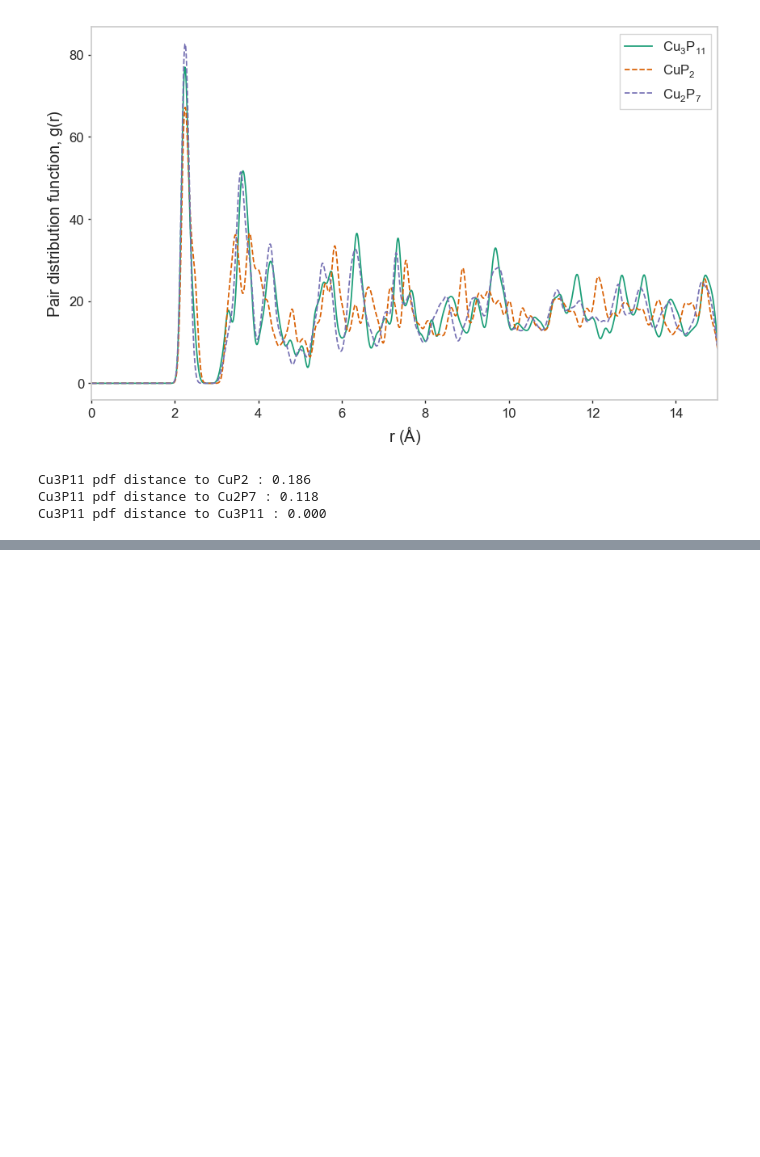
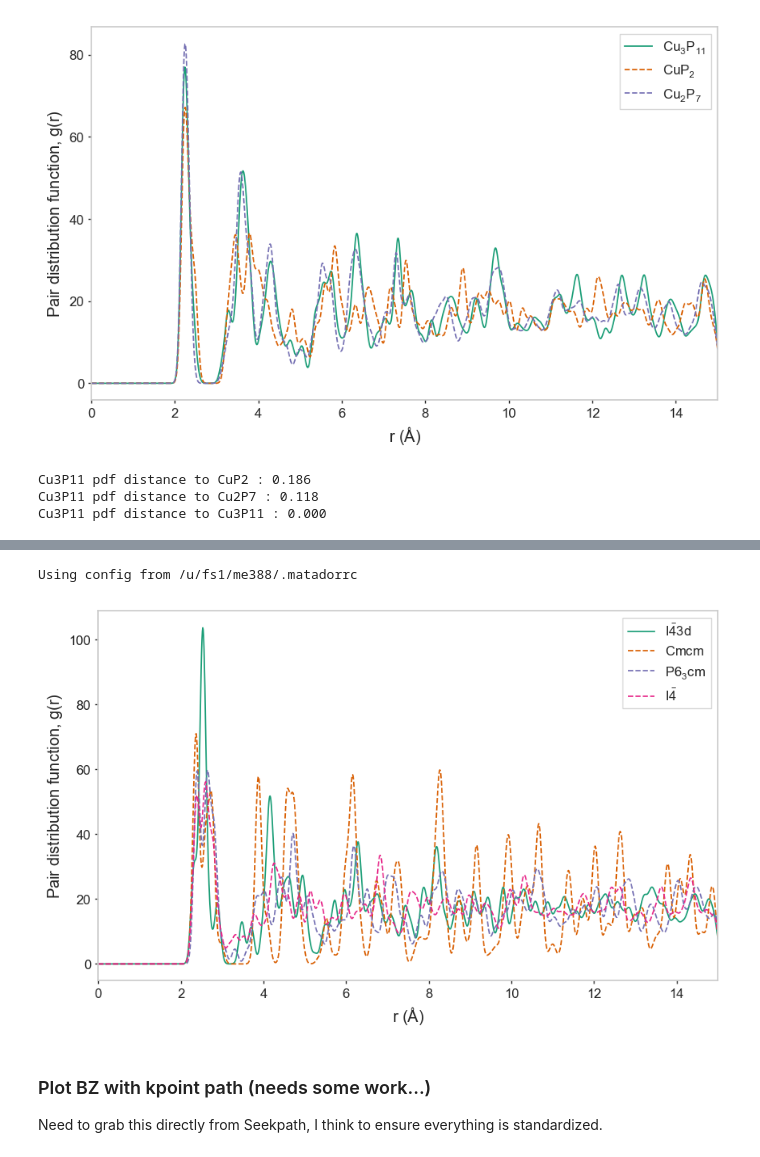
Before and after one commit to harpaf13/data.copper-phosphides, a Jupyter notebook: CuP_results.ipynb, the cells around one changed output, grey strips where cells are left out. Drawn from its saved outputs; the diff is of its cells as text; code cells hidden in the pictures; blank space fills up the shorter version.

```diff
--- a/CuP_results.ipynb
+++ b/CuP_results.ipynb
@@ -55,7 +55,9 @@ for doc in cursor:
 # filter them for uniqueness; this should be done outside the notebook really
 filtering = True
 if filtering:
-    cursor = filter_unique_structures(cursor)
+    polished_cursor = filter_unique_structures(cursor)
+else:
+    polished_cursor = cursor
 # %% [output]
 Calculating fingerprints...
 Running 240 jobs on 16 processes, set by core count.
@@ -75,8 +77,8 @@ Done!
 
 Filtered 240 down to 44
 # %%
-hull = QueryConvexHull(
-    cursor=cursor,
+polished_hull = QueryConvexHull(
+    cursor=polished_cursor,
     species=['Cu', 'P'],
     no_plot=True
 )
@@ -409,0 +414,4 @@ Cu3P11 pdf distance to Cu3P11 : 0.000
+# %%
+Cu3P_cursor = sorted([Crystal(doc) for doc in polished_hull.cursor], key=lambda doc: doc["formation_enthalpy_per_atom"])
+Cu3P_cursor = [doc for doc in Cu3P_cursor if (doc.formula == 'Cu3P' and doc['hull_distance'] < 50)]
+display_results(Cu3P_cursor, use_source=True)
@@ -409,0 +427,11 @@ Cu3P11 pdf distance to Cu3P11 : 0.000
+# %%
+from matador.utils.cell_utils import get_space_group_label_latex
+plot_pdf(Cu3P_cursor[0].pdf, other_pdfs=[doc.pdf for doc in Cu3P_cursor[1:]],
+         labels=[get_space_group_label_latex(doc.space_group).replace("\\text", "") for doc in Cu3P_cursor])
+# %% [output]
+Using config from /u/fs1/me388/.matadorrc
+[figure, added]
+# %% [markdown]
+### Plot BZ with kpoint path (needs some work...)
+
+Need to grab this directly from Seekpath, I think to ensure everything is standardized.
```
Also changed, not shown: parts of 9 cells of this notebook.
